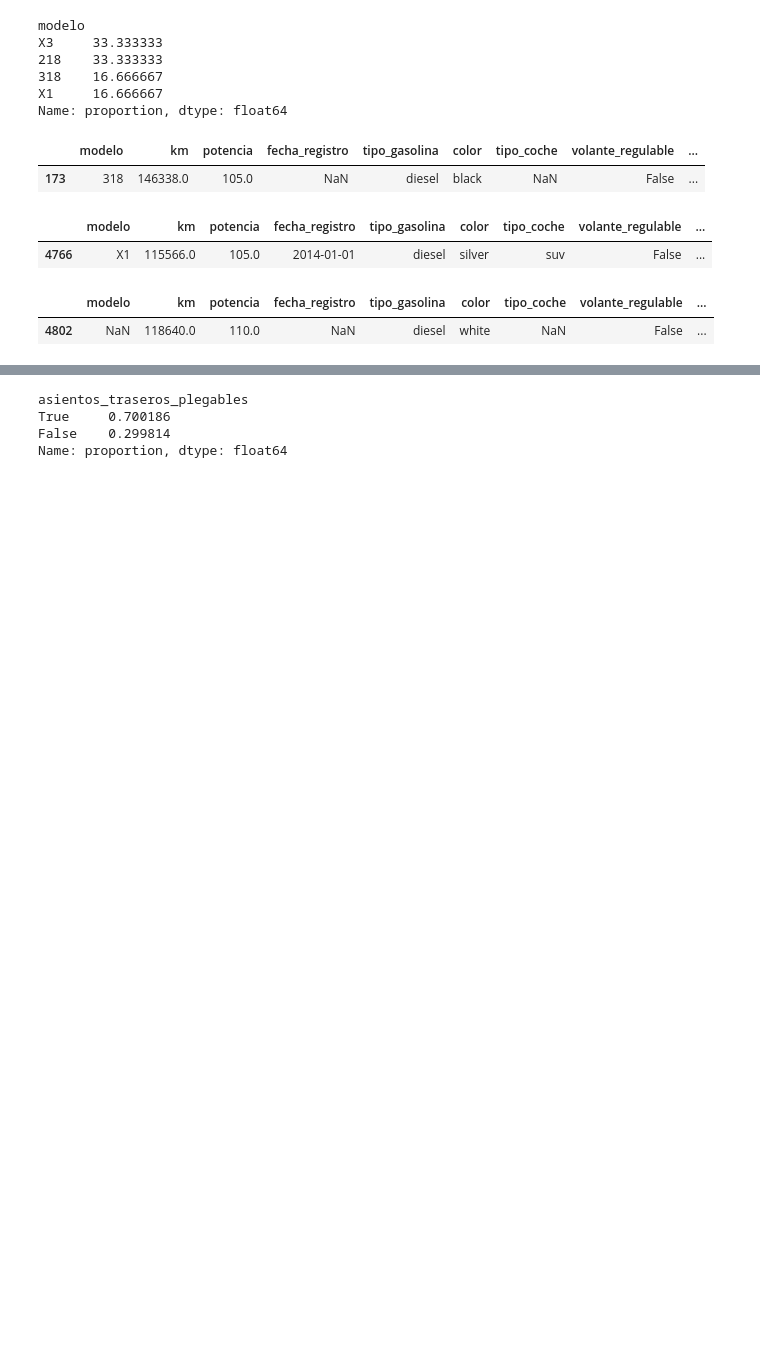
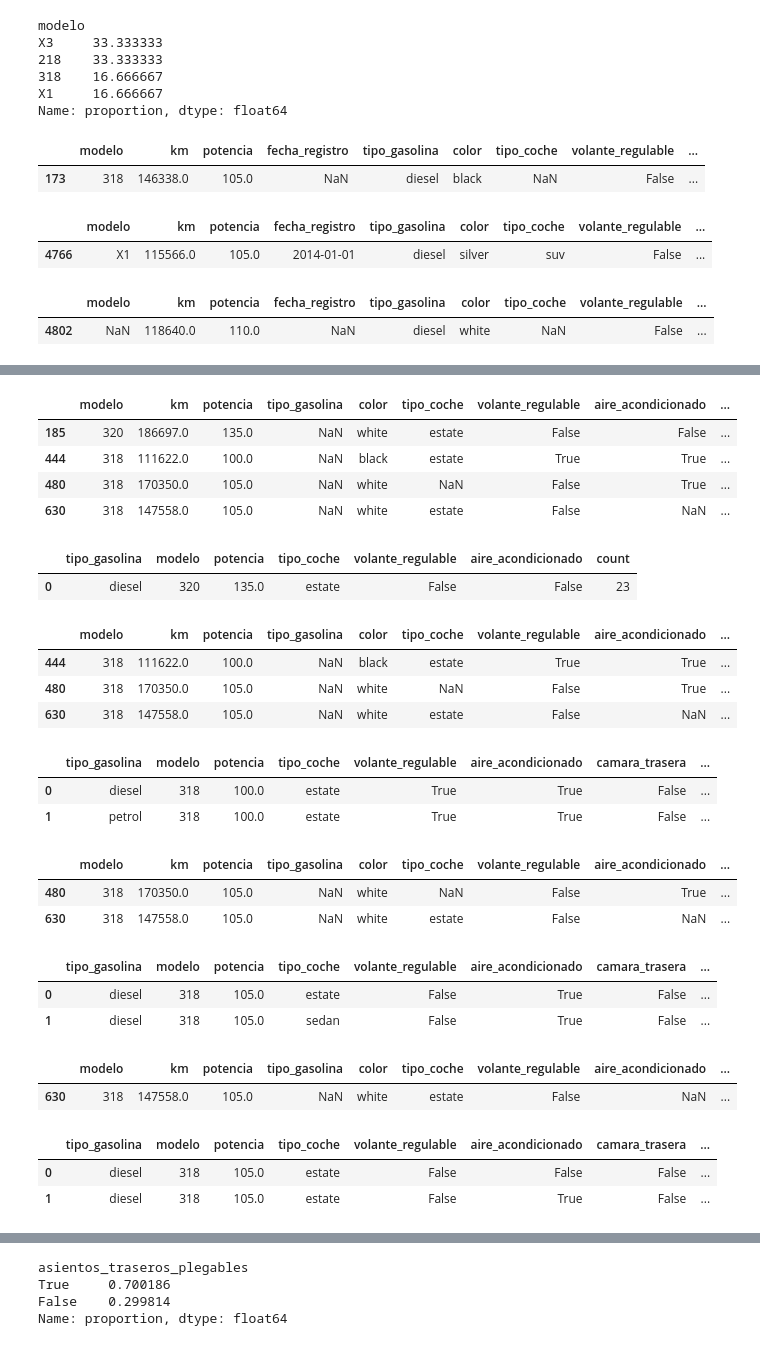
Before and after one commit to tvgtech/BMW_Proj, a Jupyter notebook: Toni_BMW.ipynb, the cells around one changed output, grey strips where cells are left out. Cells and saved outputs as stored; diff of their text form; code cells hidden in the pictures; blank space fills up the shorter version.

```diff
--- a/Toni_BMW.ipynb
+++ b/Toni_BMW.ipynb
@@ -225,0 +369,2 @@ Name: proportion, dtype: float64
+# %%
+bmw4.loc[[82],['tipo_gasolina']]='diesel'
@@ -225,0 +376,14 @@ Name: proportion, dtype: float64
+# %%
+bmw4[bmw4.tipo_gasolina.isnull()]
+# %% [output]
+|  | modelo | km | potencia | tipo_gasolina | color | tipo_coche | volante_regulable | aire_acondicionado | ... |
+| 185 | 320 | 186697.0 | 135.0 | NaN | white | estate | False | False | ... |
+| 444 | 318 | 111622.0 | 100.0 | NaN | black | estate | True | True | ... |
+| 480 | 318 | 170350.0 | 105.0 | NaN | white | NaN | False | True | ... |
+| 630 | 318 | 147558.0 | 105.0 | NaN | white | estate | False | NaN | ... |
+# %%
+#Evaluamos el modelo 320 (indice 185) para ver si podemos imputar el tipo_gasolina
+bmw4[['tipo_gasolina','modelo','potencia','tipo_coche','volante_regulable','aire_acondicionado']][(bmw4['modelo']=='320')&(bmw4['potencia']==135)&(bmw4['tipo_coche']=='estate')&(bmw4['volante_regulable']==False)&(bmw4['aire_acondicionado']==False)].value_counts().reset_index()
+# %% [output]
+|  | tipo_gasolina | modelo | potencia | tipo_coche | volante_regulable | aire_acondicionado | count |
+| 0 | diesel | 320 | 135.0 | estate | False | False | 23 |
@@ -225,0 +392,14 @@ Name: proportion, dtype: float64
+# %%
+bmw4[bmw4.tipo_gasolina.isnull()]
+# %% [output]
+|  | modelo | km | potencia | tipo_gasolina | color | tipo_coche | volante_regulable | aire_acondicionado | ... |
+| 444 | 318 | 111622.0 | 100.0 | NaN | black | estate | True | True | ... |
+| 480 | 318 | 170350.0 | 105.0 | NaN | white | NaN | False | True | ... |
+| 630 | 318 | 147558.0 | 105.0 | NaN | white | estate | False | NaN | ... |
+# %%
+#Evaluamos el modelo 318 (indice 444) para ver si podemos imputar el tipo_gasolina
+bmw4[['tipo_gasolina','modelo','potencia','tipo_coche','volante_regulable','aire_acondicionado','camara_trasera','elevalunas_electrico','bluetooth','alerta_lim_velocidad']][(bmw4['modelo']=='318')&(bmw4['potencia']==100)&(bmw4['tipo_coche']=='estate')&(bmw4['volante_regulable']==True)&(bmw4['aire_acondicionado']==True)&(bmw4['camara_trasera']==False)&(bmw4['elevalunas_electrico']==False)&(bmw4['bluetooth']==False)&(bmw4['alerta_lim_velocidad']==True)].value_counts(normalize=True).reset_index()
+# %% [output]
+|  | tipo_gasolina | modelo | potencia | tipo_coche | volante_regulable | aire_acondicionado | camara_trasera | ... |
+| 0 | diesel | 318 | 100.0 | estate | True | True | False | ... |
+| 1 | petrol | 318 | 100.0 | estate | True | True | False | ... |
@@ -225,0 +408,13 @@ Name: proportion, dtype: float64
+# %%
+bmw4[bmw4.tipo_gasolina.isnull()]
+# %% [output]
+|  | modelo | km | potencia | tipo_gasolina | color | tipo_coche | volante_regulable | aire_acondicionado | ... |
+| 480 | 318 | 170350.0 | 105.0 | NaN | white | NaN | False | True | ... |
+| 630 | 318 | 147558.0 | 105.0 | NaN | white | estate | False | NaN | ... |
+# %%
+#Evaluamos el modelo 318 (indice 480) para ver si podemos imputar el tipo_gasolina
+bmw4[['tipo_gasolina','modelo','potencia','tipo_coche','volante_regulable','aire_acondicionado','camara_trasera','elevalunas_electrico','bluetooth','alerta_lim_velocidad']][(bmw4['modelo']=='318')&(bmw4['potencia']==105)&(bmw4['volante_regulable']==False)&(bmw4['aire_acondicionado']==True)&(bmw4['camara_trasera']==False)&(bmw4['elevalunas_electrico']==False)&(bmw4['bluetooth']==False)&(bmw4['alerta_lim_velocidad']==False)].value_counts(normalize=True).reset_index()
+# %% [output]
+|  | tipo_gasolina | modelo | potencia | tipo_coche | volante_regulable | aire_acondicionado | camara_trasera | ... |
+| 0 | diesel | 318 | 105.0 | estate | False | True | False | ... |
+| 1 | diesel | 318 | 105.0 | sedan | False | True | False | ... |
@@ -225,0 +423,12 @@ Name: proportion, dtype: float64
+# %%
+bmw4[bmw4.tipo_gasolina.isnull()]
+# %% [output]
+|  | modelo | km | potencia | tipo_gasolina | color | tipo_coche | volante_regulable | aire_acondicionado | ... |
+| 630 | 318 | 147558.0 | 105.0 | NaN | white | estate | False | NaN | ... |
+# %%
+#Evaluamos el modelo 318 (indice 630) para ver si podemos imputar el tipo_gasolina
+bmw4[['tipo_gasolina','modelo','potencia','tipo_coche','volante_regulable','aire_acondicionado','camara_trasera','elevalunas_electrico','bluetooth','alerta_lim_velocidad','gps']][(bmw4['modelo']=='318')&(bmw4['potencia']==105)&(bmw4['tipo_coche']=='estate')&(bmw4['volante_regulable']==False)&(bmw4['camara_trasera']==False)&(bmw4['elevalunas_electrico']==False)&(bmw4['bluetooth']==False)&(bmw4['alerta_lim_velocidad']==True)&(bmw4['gps']==False)].value_counts(normalize=True).reset_index()
+# %% [output]
+|  | tipo_gasolina | modelo | potencia | tipo_coche | volante_regulable | aire_acondicionado | camara_trasera | ... |
+| 0 | diesel | 318 | 105.0 | estate | False | False | False | ... |
+| 1 | diesel | 318 | 105.0 | estate | False | True | False | ... |
```
Also changed, not shown: parts of 37 cells of this notebook, 1 other file.
